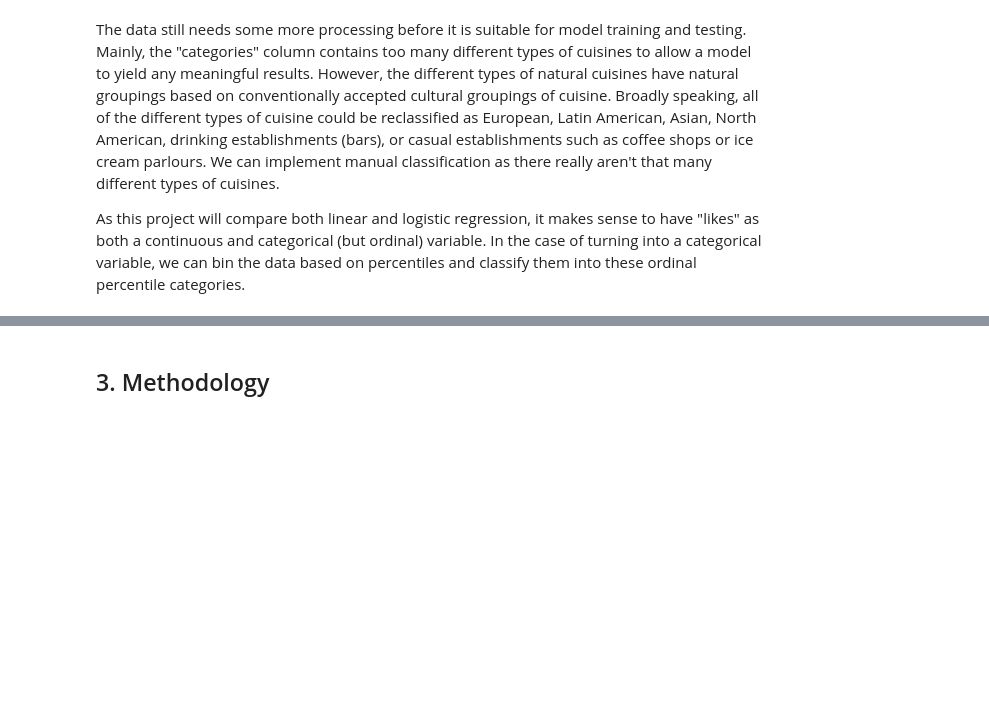
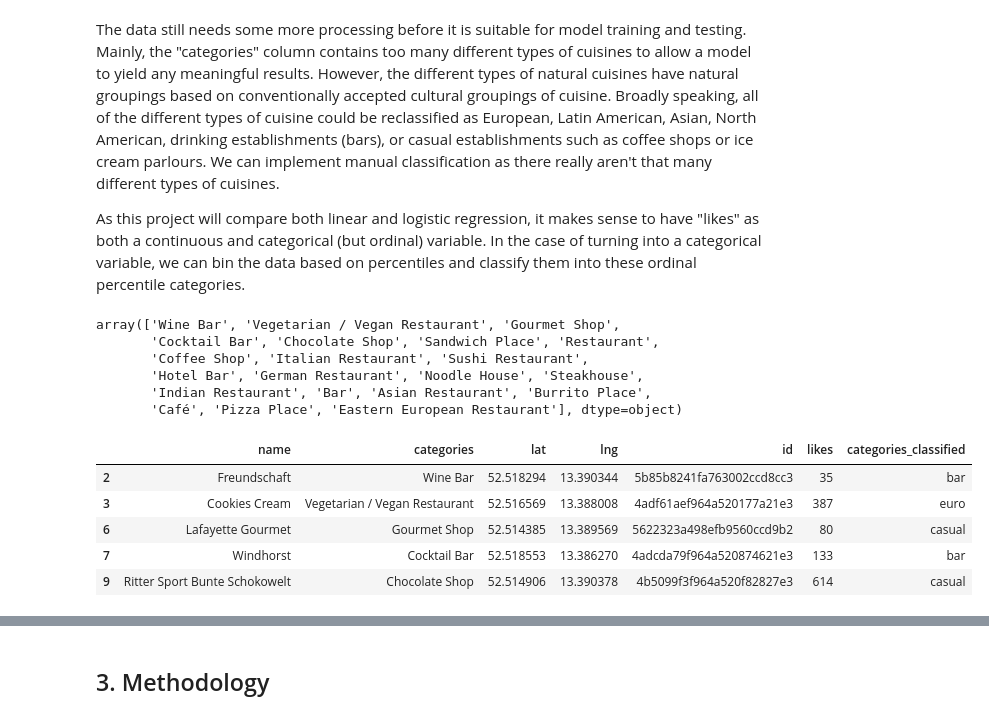
Before and after one commit to Hartgekocht/Coursera_Data_Science, a Jupyter notebook: Coursera_Final_Exam.ipynb, the cells around one changed output, grey strips where cells are left out. Saved outputs shown, nothing was run; the diff lists cells and outputs as text; code cells hidden in the pictures; blank space fills up the shorter version.

```diff
--- a/Coursera_Final_Exam.ipynb
+++ b/Coursera_Final_Exam.ipynb
@@ -22,0 +126,15 @@ The "id" is an important column as it will allow us to further pull the "likes"
+# %%
+# list of type of venues to remove
+removal_list = ['Exhibit', 'Souvenir Shop', 'Outdoor Sculpture', 'Roof Deck', 'Monument / Landmark', 'Church',
+               'Department Store', 'History Museum', 'Vacation Rental', 'Drugstore', 'Garden',
+               'Indie Theater', 'Scenic Lookout', 'Capitol Building',
+               'Bookstore', 'Clothing Store', 'Opera House', 'Hotel',
+               'Cosmetics Shop', 'Plaza', 'Concert Hall', 'Historic Site',
+               'Theater', 'Art Gallery', 'Spa', 'Music Venue', 'Furniture / Home Store',
+               'Supermarket', 'Piano Bar', 'Art Museum', 'Pharmacy', 'Performing Arts Venue', 'Park',
+               'Museum', 'Comedy Club', 'Gym / Fitness Center']
+
+nearby_venues = nearby_venues[~nearby_venues['categories'].isin(removal_list)]
+
+# check that only restaurant data remains
+nearby_venues['categories'].unique()
@@ -26,3 +183,46 @@ The "id" is an important column as it will allow us to further pull the "likes"
 The data still needs some more processing before it is suitable for model training and testing. Mainly, the "categories" column contains too many different types of cuisines to allow a model to yield any meaningful results. However, the different types of natural cuisines have natural groupings based on conventionally accepted cultural groupings of cuisine. Broadly speaking, all of the different types of cuisine could be reclassified as European, Latin American, Asian, North American, drinking establishments (bars), or casual establishments such as coffee shops or ice cream parlours. We can implement manual classification as there really aren't that many different types of cuisines.
 
 As this project will compare both linear and logistic regression, it makes sense to have "likes" as both a continuous and categorical (but ordinal) variable. In the case of turning into a categorical variable, we can bin the data based on percentiles and classify them into these ordinal percentile categories.
+# %%
+# inspecting the raw dataset shows that there may be too many different types of cuisines
+raw_dataset = nearby_venues
+raw_dataset['categories'].unique()
+# %% [output]
+array(['Wine Bar', 'Vegetarian / Vegan Restaurant', 'Gourmet Shop',
+       'Cocktail Bar', 'Chocolate Shop', 'Sandwich Place', 'Restaurant',
+       'Coffee Shop', 'Italian Restaurant', 'Sushi Restaurant',
+       'Hotel Bar', 'German Restaurant', 'Noodle House', 'Steakhouse',
+       'Indian Restaurant', 'Bar', 'Asian Restaurant', 'Burrito Place',
+       'Café', 'Pizza Place', 'Eastern European Restaurant'], dtype=object)
+# %%
+# we can group some cuisines together to make a better categorical variable
+
+euro = ['Italian Restaurant', 'German Restaurant', 'Pizza Place', 'Eastern European Restaurant', 'Vegetarian / Vegan Restaurant']
+
+non_euro = ['Sushi Restaurant', 'Noodle House','Indian Restaurant', 'Asian Restaurant', 'Burrito Place', 'Steakhouse']
+
+bar = ['Wine Bar', 'Cocktail Bar', 'Hotel Bar', 'Bar' ]
+
+casual = ['Gourmet Shop', 'Chocolate Shop', 'Sandwich Place', 'Coffee Shop', 'Café']
+
+def categorize_restaurants(df):
+    if df['categories'] in euro:
+        return 'euro'
+    if df['categories'] in non_euro:
+        return 'non_euro'
+    if df['categories'] in casual:
+        return 'casual'
+    if df['categories'] in bar:
+        return 'bar'
+
+
+
+raw_dataset['categories_classified'] = raw_dataset.apply(categorize_restaurants, axis=1)
+raw_dataset.head()
+# %% [output]
+|  | name | categories | lat | lng | id | likes | categories_classified |
+| 2 | Freundschaft | Wine Bar | 52.518294 | 13.390344 | 5b85b8241fa763002ccd8cc3 | 35 | bar |
+| 3 | Cookies Cream | Vegetarian / Vegan Restaurant | 52.516569 | 13.388008 | 4adf61aef964a520177a21e3 | 387 | euro |
+| 6 | Lafayette Gourmet | Gourmet Shop | 52.514385 | 13.389569 | 5622323a498efb9560ccd9b2 | 80 | casual |
+| 7 | Windhorst | Cocktail Bar | 52.518553 | 13.386270 | 4adcda79f964a520874621e3 | 133 | bar |
+| 9 | Ritter Sport Bunte Schokowelt | Chocolate Shop | 52.514906 | 13.390378 | 4b5099f3f964a520f82827e3 | 614 | casual |
```
Also changed, not shown: parts of 27 cells of this notebook.
